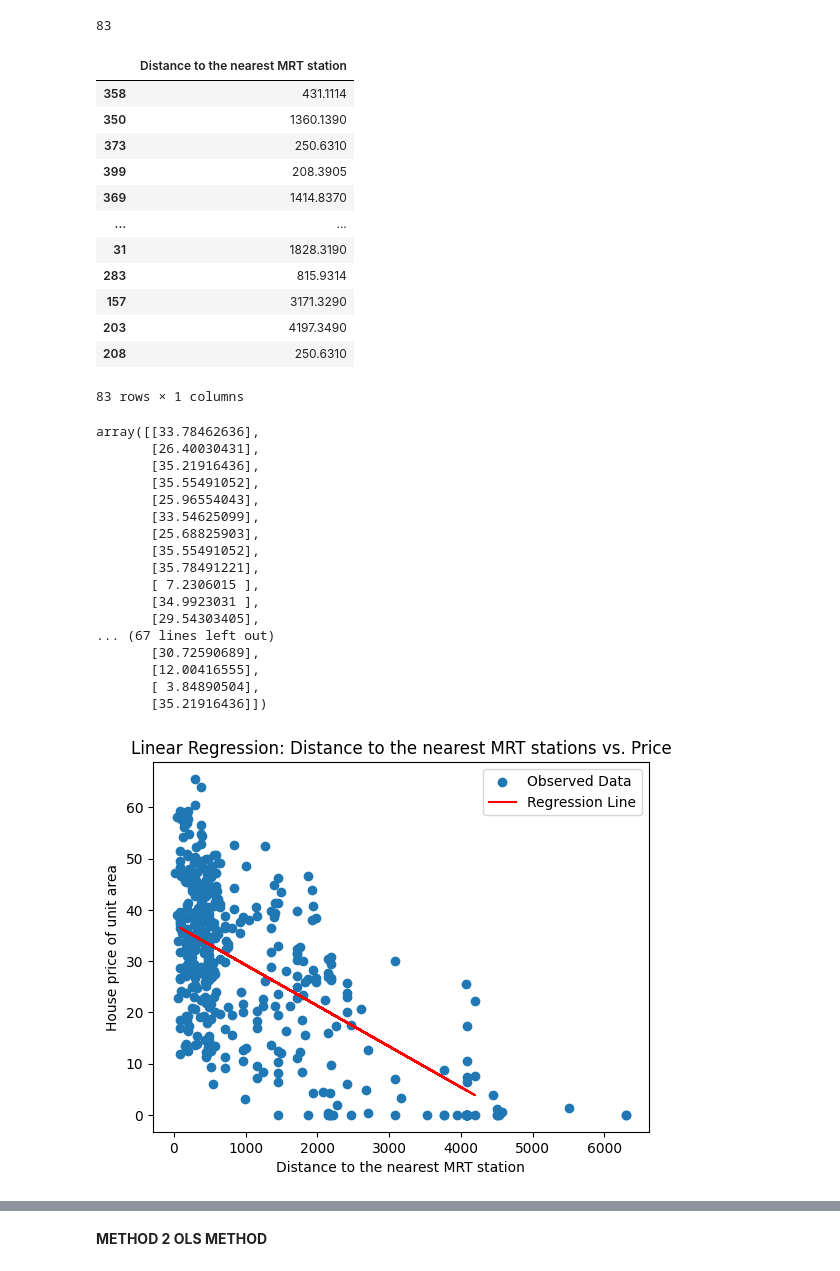
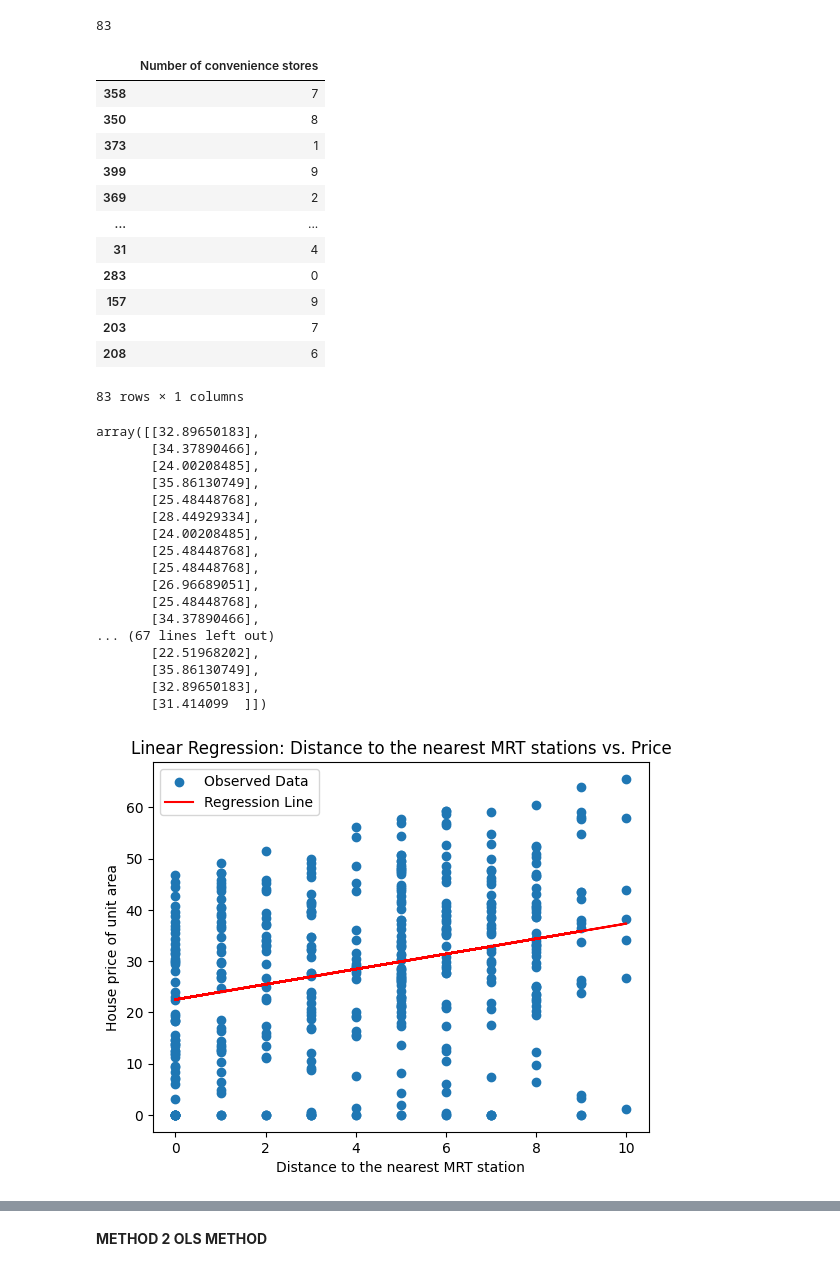
Before and after one commit to rakshume/Machine-Learning, a Jupyter notebook: Linear Regression/real_estate.ipynb, the cells around one changed output, grey strips where cells are left out. Drawn from its saved outputs; the diff is of its cells as text; code cells hidden in the pictures.

```diff
--- a/Linear Regression/real_estate.ipynb
+++ b/Linear Regression/real_estate.ipynb
@@ -169,7 +169,7 @@ Index(['Transaction date', 'House age', 'Distance to the nearest MRT station',
        'House price of unit area', 'Date', 'Time', 'Year'],
       dtype='object')
 # %%
-X = df[['Distance to the nearest MRT station']]
+X = df[['Number of convenience stores']]
 y = df[['House price of unit area']]
 # %%
 X_train, X_test, y_train, y_test = train_test_split(X,y,test_size=0.2,random_state=42)
@@ -185,59 +185,59 @@ len(X_test)
 # %%
 X_test
 # %% [output]
-|  | Distance to the nearest MRT station |
-| 358 | 431.1114 |
-| 350 | 1360.1390 |
-| 373 | 250.6310 |
-| 399 | 208.3905 |
-| 369 | 1414.8370 |
+|  | Number of convenience stores |
+| 358 | 7 |
+| 350 | 8 |
+| 373 | 1 |
+| 399 | 9 |
+| 369 | 2 |
 | ... | ... |
-| 31 | 1828.3190 |
-| 283 | 815.9314 |
-| 157 | 3171.3290 |
-| 203 | 4197.3490 |
-| 208 | 250.6310 |
+| 31 | 4 |
+| 283 | 0 |
+| 157 | 9 |
+| 203 | 7 |
+| 208 | 6 |
 83 rows × 1 columns
 # %%
 y_pred = model.predict(X_test)
 y_pred
 # %% [output]
-array([[33.78462636],
-       [26.40030431],
-       [35.21916436],
-       [35.55491052],
-       [25.96554043],
-       [33.54625099],
-       [25.68825903],
-       [35.55491052],
-       [35.78491221],
-       [ 7.2306015 ],
-       [34.9923031 ],
-       [29.54303405],
+array([[32.89650183],
+       [34.37890466],
+       [24.00208485],
+       [35.86130749],
+       [25.48448768],
+       [28.44929334],
+       [24.00208485],
+       [25.48448768],
+       [25.48448768],
+       [26.96689051],
+       [25.48448768],
+       [34.37890466],
 ... (67 lines left out)
-       [30.72590689],
-       [12.00416555],
-       [ 3.84890504],
-       [35.21916436]])
+       [22.51968202],
+       [35.86130749],
+       [32.89650183],
+       [31.414099  ]])
 # %%
 # Scatter plot of the data points
-plt.scatter(df['Distance to the nearest MRT station'], df['House price of unit area'], label='Observed Data')
+plt.scatter(df['Number of convenience stores'], df['House price of unit area'], label='Observed Data')
 
 # Plot the regression line
-plt.plot(X_test['Distance to the nearest MRT station'], y_pred, color='red', label='Regression Line')
+plt.plot(X_test['Number of convenience stores'], y_pred, color='red', label='Regression Line')
 
 # Set labels and title
 plt.xlabel('Distance to the nearest MRT station')
 plt.ylabel('House price of unit area')
 plt.title('Linear Regression: Distance to the nearest MRT stations vs. Price')
 
 # Display legend
 plt.legend()
 
 # Show the plot
 plt.show()
 # %% [output]
-[figure, old version]
+[figure, new version]
 # %%
 # Evaluate the model
 mse = mean_squared_error(y_test, y_pred) # Cost function
```
Also changed, not shown: parts of 7 cells of this notebook, 8 other files.
